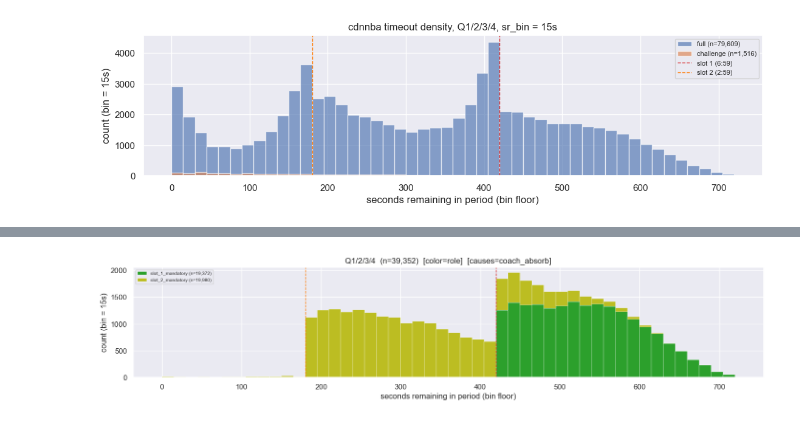
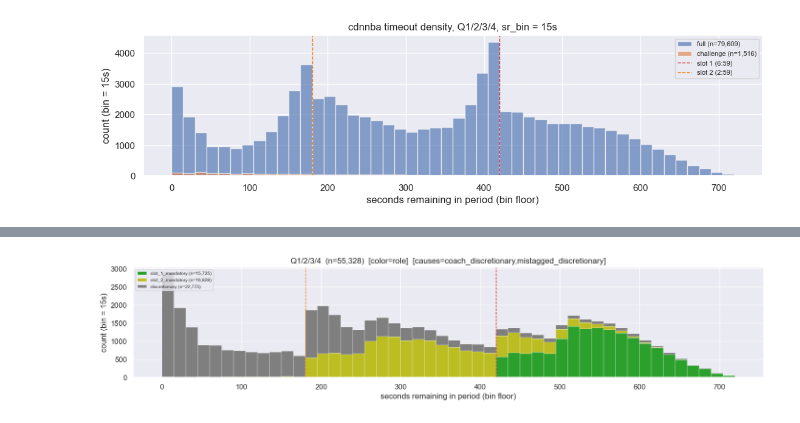
Before and after one commit to akseldkw07/NBA-Timeout-Impact, a Jupyter notebook: Notebooks/TV-Timeout-Injection.ipynb, the cells around one changed output, grey strips where cells are left out. Cells and saved outputs as stored; diff of their text form; code cells hidden in the pictures.

```diff
--- a/Notebooks/TV-Timeout-Injection.ipynb
+++ b/Notebooks/TV-Timeout-Injection.ipynb
@@ -321,5 +341,12 @@ fig_vanilla
 # %%
-fig, _ = TimeoutInjectionPlots.plot_role_vs_sr(classified, causes=("coach_absorb",), combine_periods=True)
+fig, _ = TimeoutInjectionPlots.plot_role_vs_sr(
+    classified,
+    causes=(
+        "coach_discretionary",
+        "mistagged_discretionary",
+    ),
+    combine_periods=True,
+)
 fig
 # %% [output]
-[figure, old version]
+[figure, new version]
```
Also changed, not shown: parts of 13 cells of this notebook, 7 other files.
